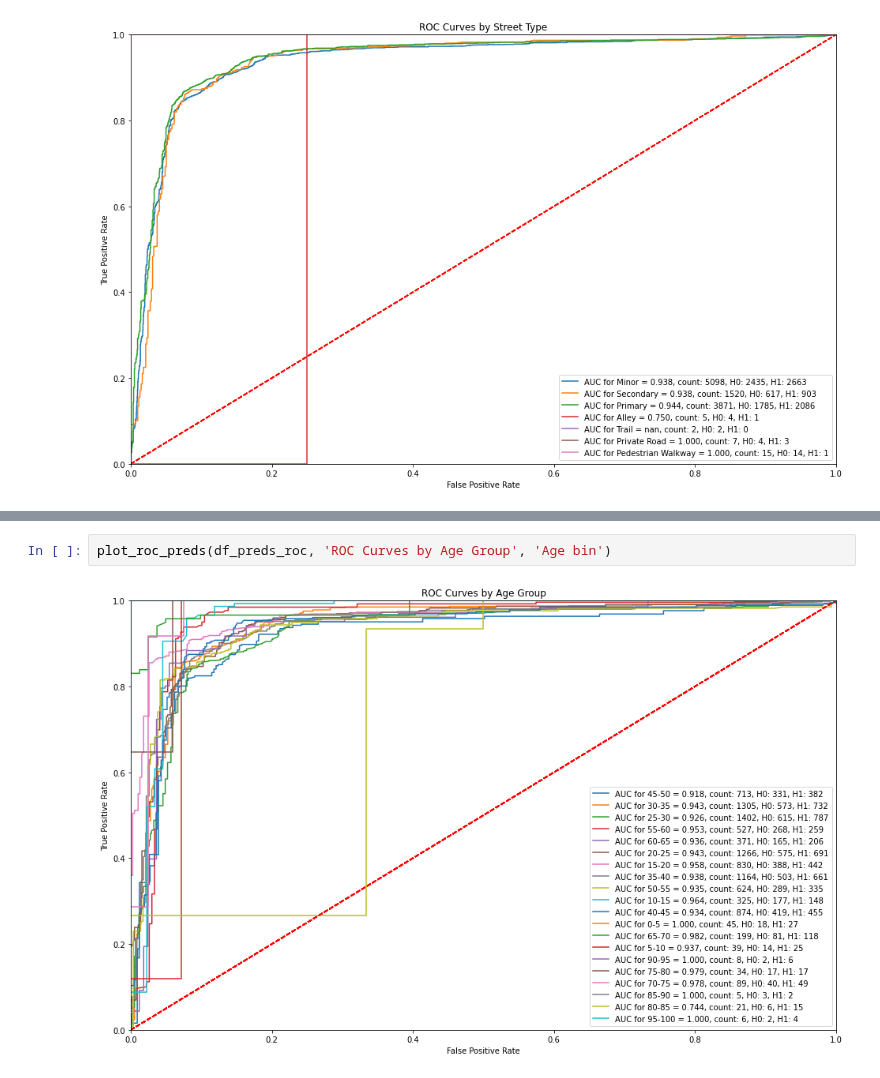
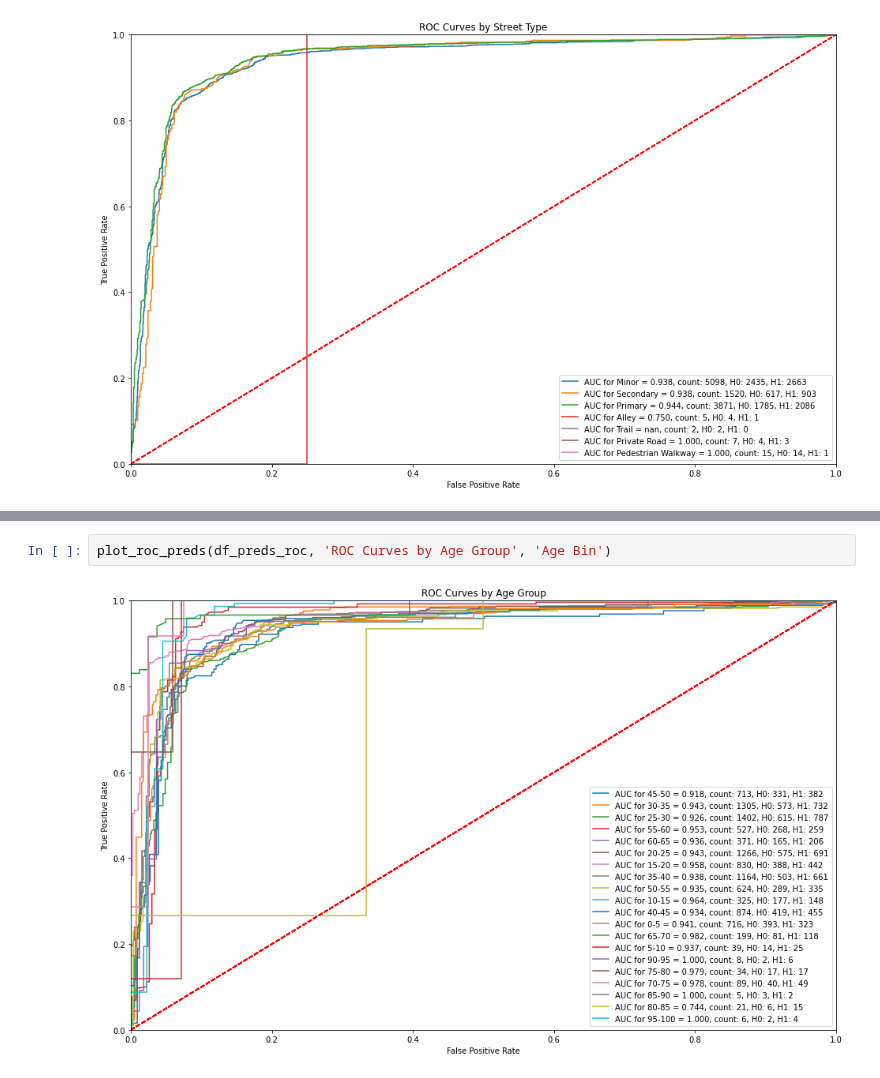
Before and after one commit to MSADS-Capstone/navigating_crime, a Jupyter notebook: Code Library/modeling.ipynb, the cells around one changed output, grey strips where cells are left out. Cells and saved outputs as stored; diff of their text form.

```diff
--- a/Code Library/modeling.ipynb
+++ b/Code Library/modeling.ipynb
@@ -655,7 +623,7 @@ Index(['Crime_Code', 'Predictions', 'Type', 'Age bin', 'Victim Sex',
        'Victim Descent', 'Time of Day', 'Month', 'Area Name'],
       dtype='object')
 # %%
-plot_roc_preds(df_preds_roc, 'ROC Curves by Age Group', 'Age bin')
+plot_roc_preds(df_preds_roc, 'ROC Curves by Age Group', 'Age Bin')
 # %% [output]
-[figure, old version]
+[figure, new version]
 # %%
```
Also changed, not shown: parts of 13 cells of this notebook, 5 other files.
